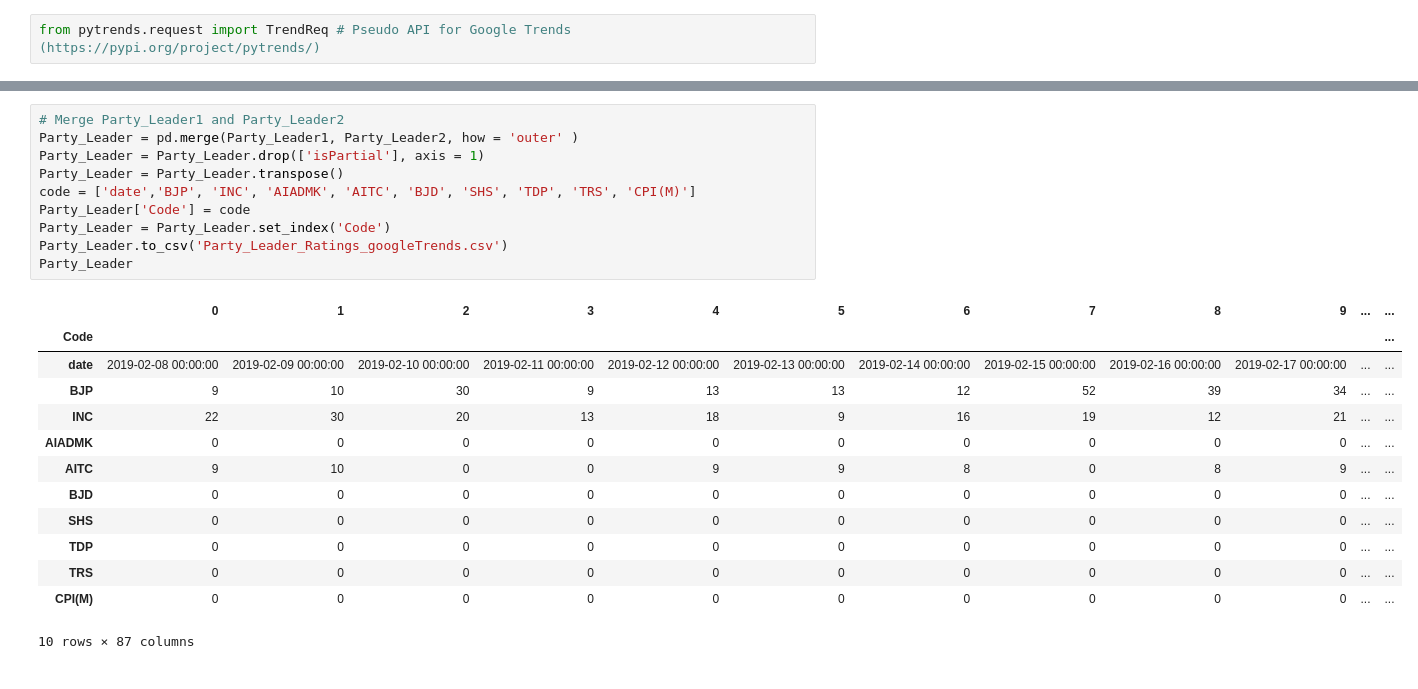
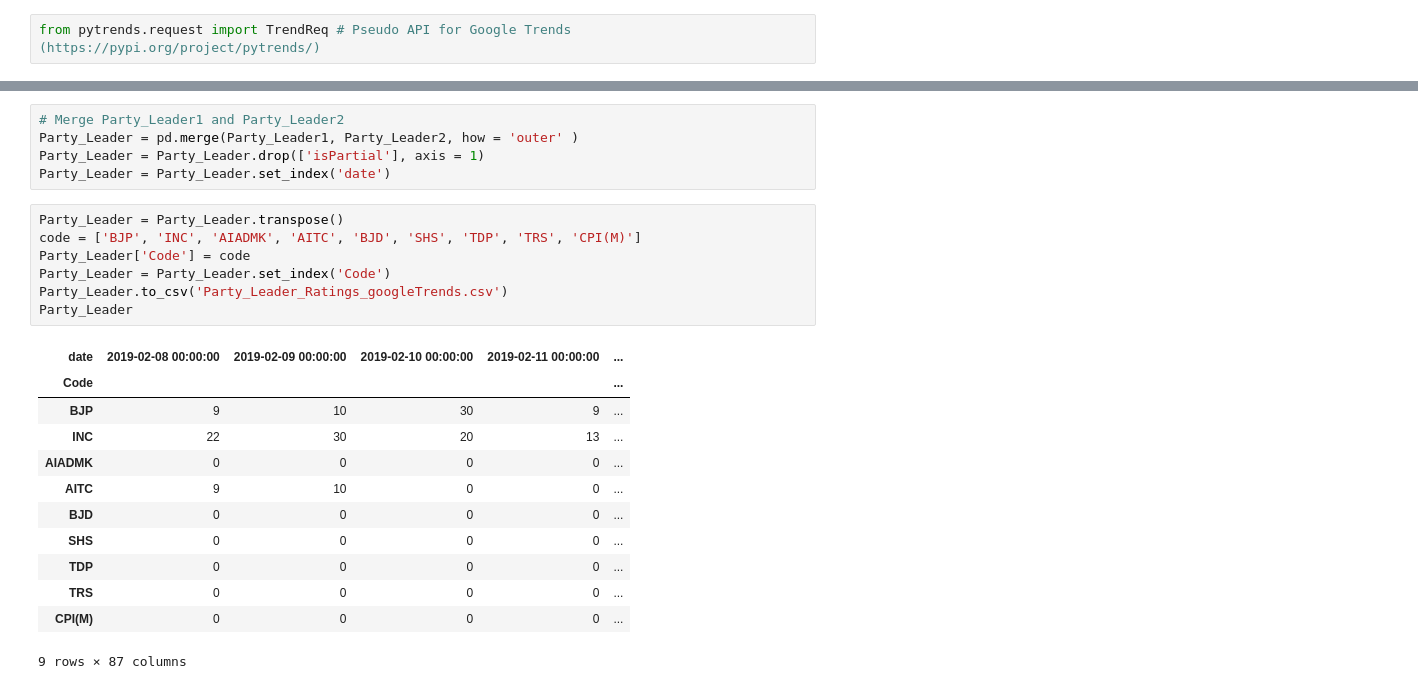
Before and after one commit to andrewmark1/IndiaGeneralElection, a Jupyter notebook: IndianGeneralElection2014.ipynb, the cells around one changed output, grey strips where cells are left out. Saved outputs shown, nothing was run; the diff lists cells and outputs as text.

```diff
--- a/IndianGeneralElection2014.ipynb
+++ b/IndianGeneralElection2014.ipynb
@@ -162,27 +115,28 @@ Party_Leader2
+# %%
+# Merge Party_Leader1 and Party_Leader2
+Party_Leader = pd.merge(Party_Leader1, Party_Leader2, how = 'outer' )
+Party_Leader = Party_Leader.drop(['isPartial'], axis = 1)
+Party_Leader = Party_Leader.set_index('date')
 # %%
-# Merge Party_Leader1 and Party_Leader2
-Party_Leader = pd.merge(Party_Leader1, Party_Leader2, how = 'outer' )
-Party_Leader = Party_Leader.drop(['isPartial'], axis = 1)
 Party_Leader = Party_Leader.transpose()
-code = ['date','BJP', 'INC', 'AIADMK', 'AITC', 'BJD', 'SHS', 'TDP', 'TRS', 'CPI(M)']
+code = ['BJP', 'INC', 'AIADMK', 'AITC', 'BJD', 'SHS', 'TDP', 'TRS', 'CPI(M)']
 Party_Leader['Code'] = code
 Party_Leader = Party_Leader.set_index('Code')
 Party_Leader.to_csv('Party_Leader_Ratings_googleTrends.csv')
 Party_Leader
 # %% [output]
-|  | 0 | 1 | 2 | 3 | 4 | 5 | 6 | 7 | 8 | 9 | ... | ... |
-| Code |  |  |  |  |  |  |  |  |  |  |  | ... |
-| date | 2019-02-08 00:00:00 | 2019-02-09 00:00:00 | 2019-02-10 00:00:00 | 2019-02-11 00:00:00 | 2019-02-12 00:00:00 | 2019-02-13 00:00:00 | 2019-02-14 00:00:00 | 2019-02-15 00:00:00 | 2019-02-16 00:00:00 | 2019-02-17 00:00:00 | ... | ... |
-| BJP | 9 | 10 | 30 | 9 | 13 | 13 | 12 | 52 | 39 | 34 | ... | ... |
-| INC | 22 | 30 | 20 | 13 | 18 | 9 | 16 | 19 | 12 | 21 | ... | ... |
-| AIADMK | 0 | 0 | 0 | 0 | 0 | 0 | 0 | 0 | 0 | 0 | ... | ... |
-| AITC | 9 | 10 | 0 | 0 | 9 | 9 | 8 | 0 | 8 | 9 | ... | ... |
-| BJD | 0 | 0 | 0 | 0 | 0 | 0 | 0 | 0 | 0 | 0 | ... | ... |
-| SHS | 0 | 0 | 0 | 0 | 0 | 0 | 0 | 0 | 0 | 0 | ... | ... |
-| TDP | 0 | 0 | 0 | 0 | 0 | 0 | 0 | 0 | 0 | 0 | ... | ... |
-| TRS | 0 | 0 | 0 | 0 | 0 | 0 | 0 | 0 | 0 | 0 | ... | ... |
-| CPI(M) | 0 | 0 | 0 | 0 | 0 | 0 | 0 | 0 | 0 | 0 | ... | ... |
+| date | 2019-02-08 00:00:00 | 2019-02-09 00:00:00 | 2019-02-10 00:00:00 | 2019-02-11 00:00:00 | ... |
+| Code |  |  |  |  | ... |
+| BJP | 9 | 10 | 30 | 9 | ... |
+| INC | 22 | 30 | 20 | 13 | ... |
+| AIADMK | 0 | 0 | 0 | 0 | ... |
+| AITC | 9 | 10 | 0 | 0 | ... |
+| BJD | 0 | 0 | 0 | 0 | ... |
+| SHS | 0 | 0 | 0 | 0 | ... |
+| TDP | 0 | 0 | 0 | 0 | ... |
+| TRS | 0 | 0 | 0 | 0 | ... |
+| CPI(M) | 0 | 0 | 0 | 0 | ... |
-10 rows × 87 columns
+9 rows × 87 columns
 # %%
 # Merge Party_group1 and Party_group2
 Party_Group = pd.merge(Party_group1, Party_group2, how = 'outer' )
```
Also changed, not shown: parts of 6 cells of this notebook, 2 other files.
